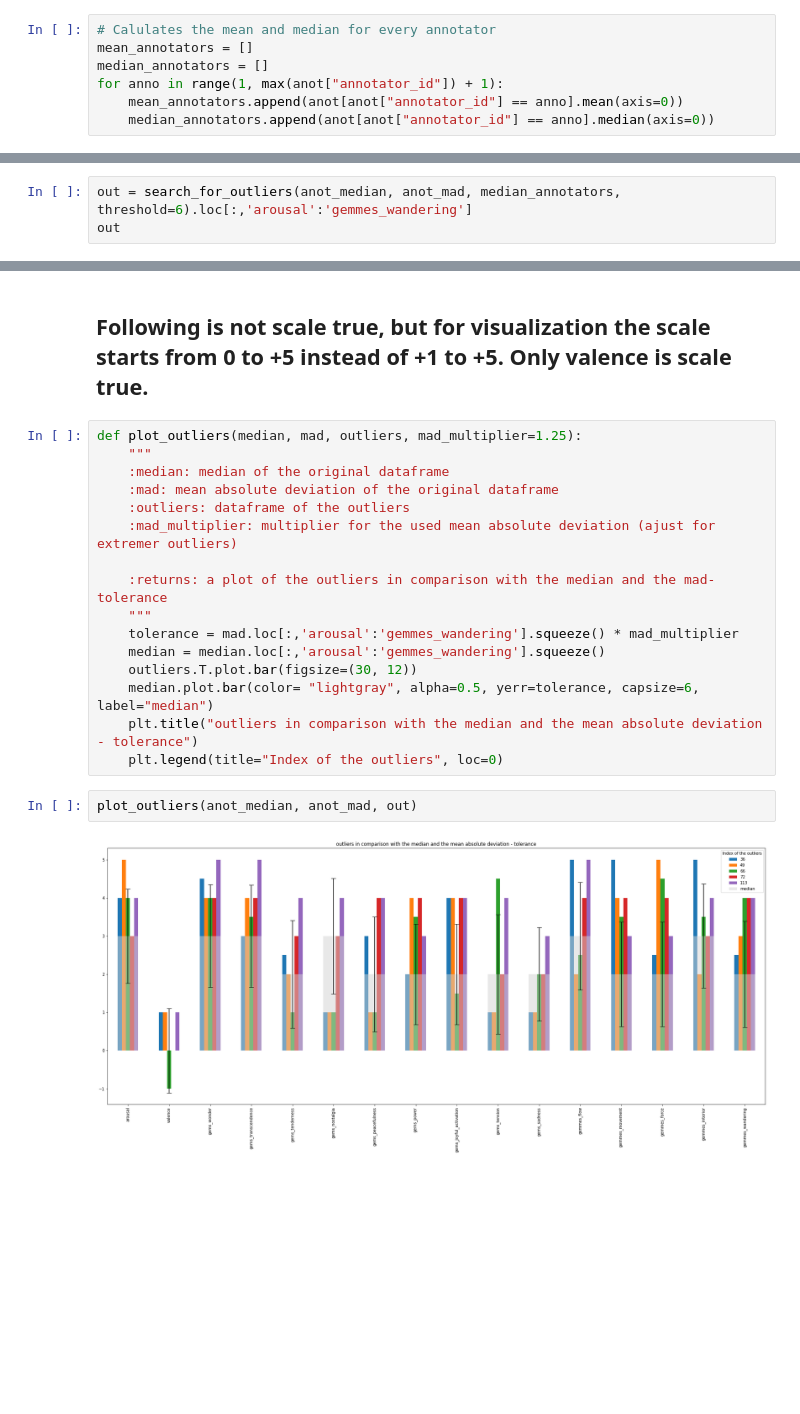
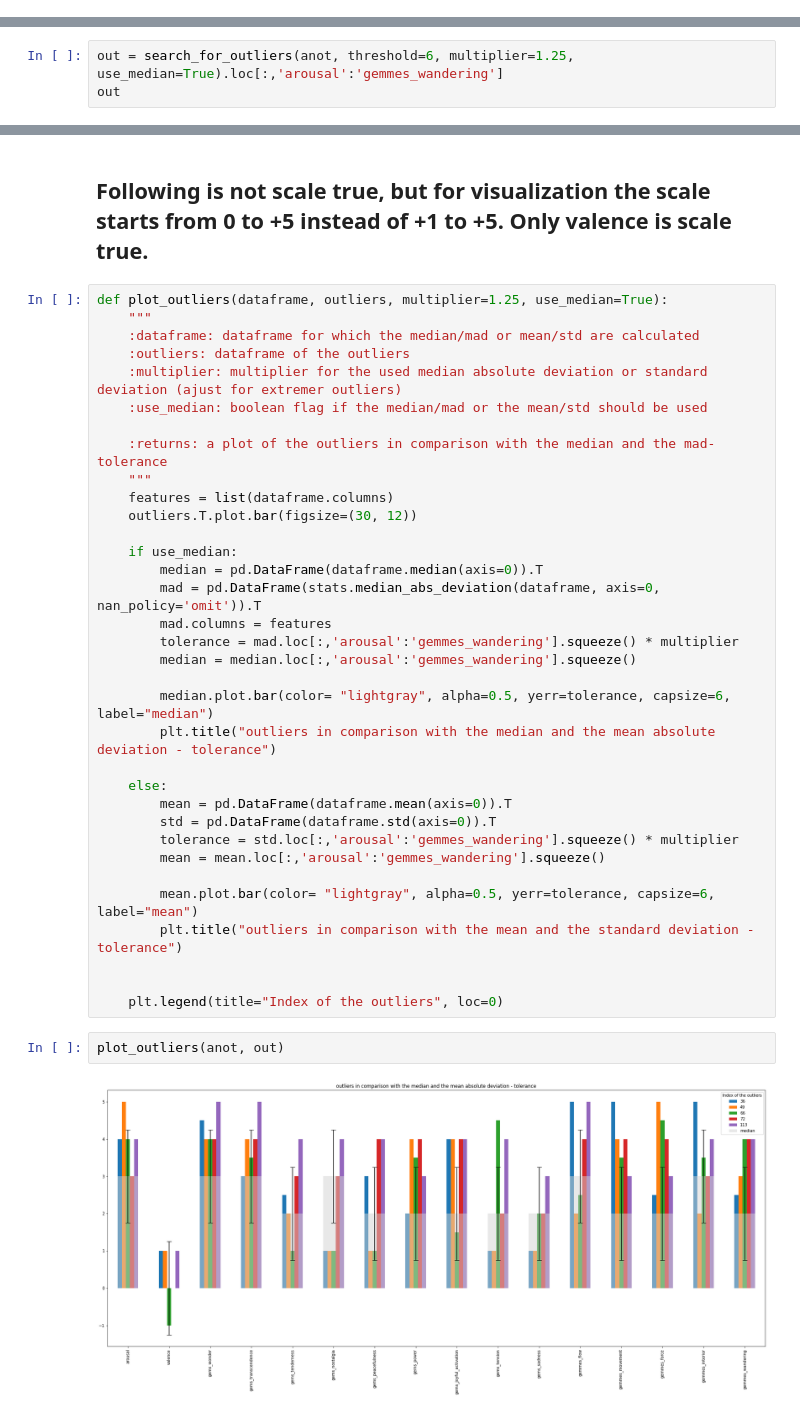
Before and after one commit to NoahPichl/MLPC_The_haunted_turtles, a Jupyter notebook: data_exploration.ipynb, the cells around one changed output, grey strips where cells are left out. Saved outputs shown, nothing was run; the diff lists cells and outputs as text; blank space fills up the shorter version.

```diff
--- a/data_exploration.ipynb
+++ b/data_exploration.ipynb
@@ -113,7 +91,0 @@ mad_seg.head()
-# %%
-# Calulates the mean and median for every annotator
-mean_annotators = []
-median_annotators = []
-for anno in range(1, max(anot["annotator_id"]) + 1):
-    mean_annotators.append(anot[anot["annotator_id"] == anno].mean(axis=0))
-    median_annotators.append(anot[anot["annotator_id"] == anno].median(axis=0))
@@ -168,5 +124,5 @@ def search_for_outliers(median, mad, data, threshold=4, mad_multiplier=1.25):
 # %%
-out = search_for_outliers(anot_median, anot_mad, median_annotators, threshold=6).loc[:,'arousal':'gemmes_wandering']
+out = search_for_outliers(anot, threshold=6, multiplier=1.25, use_median=True).loc[:,'arousal':'gemmes_wandering']
 out
 # %% [output]
 |  | arousal | valence | gems_wonder | gems_transcendence | gems_tenderness | gems_nostalgia | gems_peacefulness | ... |
@@ -178,22 +134,40 @@ out
 # %% [markdown]
 ## Following is not scale true, but for visualization the scale starts from 0 to +5 instead of +1 to +5. Only valence is scale true.
 # %%
-def plot_outliers(median, mad, outliers, mad_multiplier=1.25):
+def plot_outliers(dataframe, outliers, multiplier=1.25, use_median=True):
     """
-    :median: median of the original dataframe
-    :mad: mean absolute deviation of the original dataframe
+    :dataframe: dataframe for which the median/mad or mean/std are calculated
     :outliers: dataframe of the outliers
-    :mad_multiplier: multiplier for the used mean absolute deviation (ajust for extremer outliers)
+    :multiplier: multiplier for the used median absolute deviation or standard deviation (ajust for extremer outliers)
+    :use_median: boolean flag if the median/mad or the mean/std should be used
 
     :returns: a plot of the outliers in comparison with the median and the mad-tolerance
     """
-    tolerance = mad.loc[:,'arousal':'gemmes_wandering'].squeeze() * mad_multiplier
-    median = median.loc[:,'arousal':'gemmes_wandering'].squeeze()
+    features = list(dataframe.columns)
     outliers.T.plot.bar(figsize=(30, 12))
-    median.plot.bar(color= "lightgray", alpha=0.5, yerr=tolerance, capsize=6, label="median")
-    plt.title("outliers in comparison with the median and the mean absolute deviation - tolerance")
+
+    if use_median:
+        median = pd.DataFrame(dataframe.median(axis=0)).T
+        mad = pd.DataFrame(stats.median_abs_deviation(dataframe, axis=0, nan_policy='omit')).T
+        mad.columns = features
+        tolerance = mad.loc[:,'arousal':'gemmes_wandering'].squeeze() * multiplier
+        median = median.loc[:,'arousal':'gemmes_wandering'].squeeze()
+
+        median.plot.bar(color= "lightgray", alpha=0.5, yerr=tolerance, capsize=6, label="median")
+        plt.title("outliers in comparison with the median and the mean absolute deviation - tolerance")
+
+    else:
+        mean = pd.DataFrame(dataframe.mean(axis=0)).T
+        std = pd.DataFrame(dataframe.std(axis=0)).T
+        tolerance = std.loc[:,'arousal':'gemmes_wandering'].squeeze() * multiplier
+        mean = mean.loc[:,'arousal':'gemmes_wandering'].squeeze()
+
+        mean.plot.bar(color= "lightgray", alpha=0.5, yerr=tolerance, capsize=6, label="mean")
+        plt.title("outliers in comparison with the mean and the standard deviation - tolerance")
+
+
     plt.legend(title="Index of the outliers", loc=0)
 # %%
-plot_outliers(anot_median, anot_mad, out)
+plot_outliers(anot, out)
 # %% [output]
-[figure, old version]
+[figure, new version]
```
Also changed, not shown: parts of 9 cells of this notebook.
